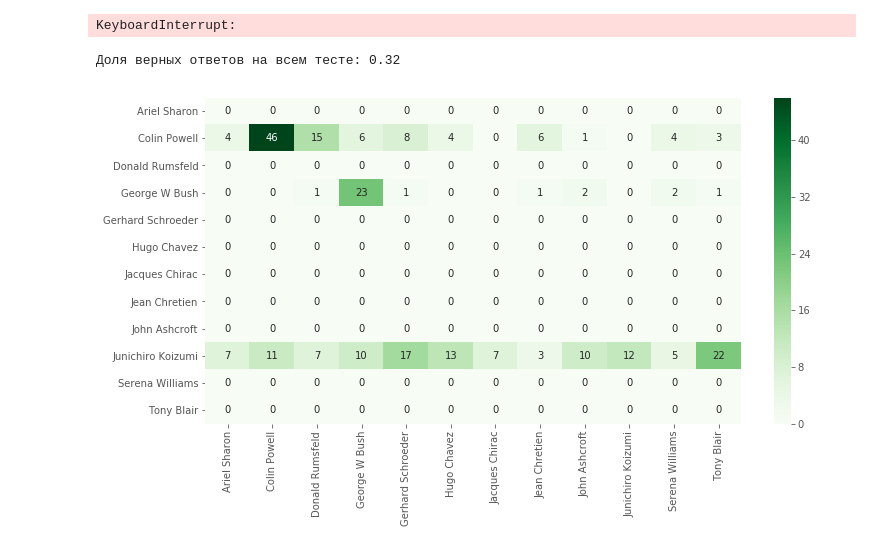
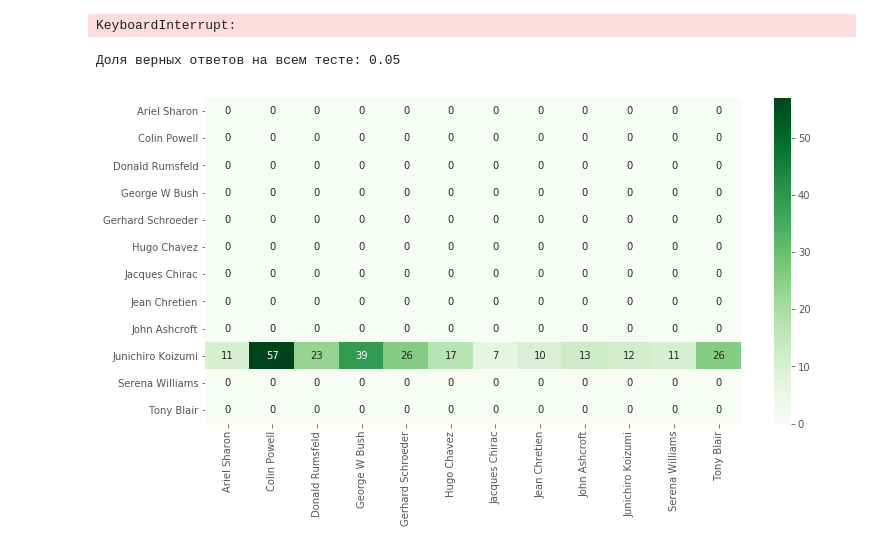
Before and after one commit to Keleas/ml_mipt_dafe_major, a Jupyter notebook: homeworks/hw3/hw3.ipynb, the cells around one changed output. Saved outputs shown, nothing was run; the diff lists cells and outputs as text; code cells hidden in the pictures.

```diff
--- a/homeworks/hw3/hw3.ipynb
+++ b/homeworks/hw3/hw3.ipynb
@@ -832,15 +833,15 @@ def reset_weights(model):
 
 reset_weights(model_conv)
 # %%
-aug_gen_cat = create_aug_gen(make_image_gen_cat_conv((x_train, y_train_cat), batch_size=BATCH))
-valid_cat = make_image_gen_cat_conv((x_val, y_val_cat), batch_size=BATCH)
+aug_gen_cat = create_aug_gen(make_image_gen_cat_conv((x_train, y_train_cat), batch_size=100))
+valid_cat = make_image_gen_cat_conv((x_val, y_val_cat), batch_size=50)
 
 gen_cat = make_image_gen_cat_conv((x_val, y_val_cat), batch_size=BATCH)
 
-history = model_conv.fit_generator(gen_cat,
+history = model_conv.fit_generator(aug_gen_cat,
                                    steps_per_epoch=steps,
                                    validation_data=valid_cat,
-                                   validation_steps=20,
+                                   validation_steps=30,
                                    epochs=epochs,
                                    callbacks=callbacks_list,
                                    workers=16,
@@ -929,20 +932,20 @@ Epoch 00017: val_acc did not improve from 0.90500
 Epoch 18/200
 KeyboardInterrupt:
 # %%
-y_pred = fine_tune_model.predict(np.array([ex for ex in x_test]).reshape(x_test.shape[0],
+y_pred = model_conv.predict(np.array([ex for ex in x_test]).reshape(x_test.shape[0],
                                                                     input_shape[0],
                                                                     input_shape[1], 1)).argmax(axis=1)
 y_true = y_test_cat
 confusionmatrix = confusion_matrix(y_pred, y_true)
 
 accuracy = accuracy_score(y_pred, y_true)
 print('Доля верных ответов на всем тесте: %.2f' % accuracy)
 
 plt.figure(figsize=(12, 6))
 sns.heatmap(confusionmatrix, cmap='Greens', annot=True,
             xticklabels=lfw_people.target_names,
             yticklabels=lfw_people.target_names)
 plt.show()
 # %% [output]
-Доля верных ответов на всем тесте: 0.32
+Доля верных ответов на всем тесте: 0.05
-[figure, old version]
+[figure, new version]
```
Also changed, not shown: parts of 3 cells of this notebook, 1 other file.
